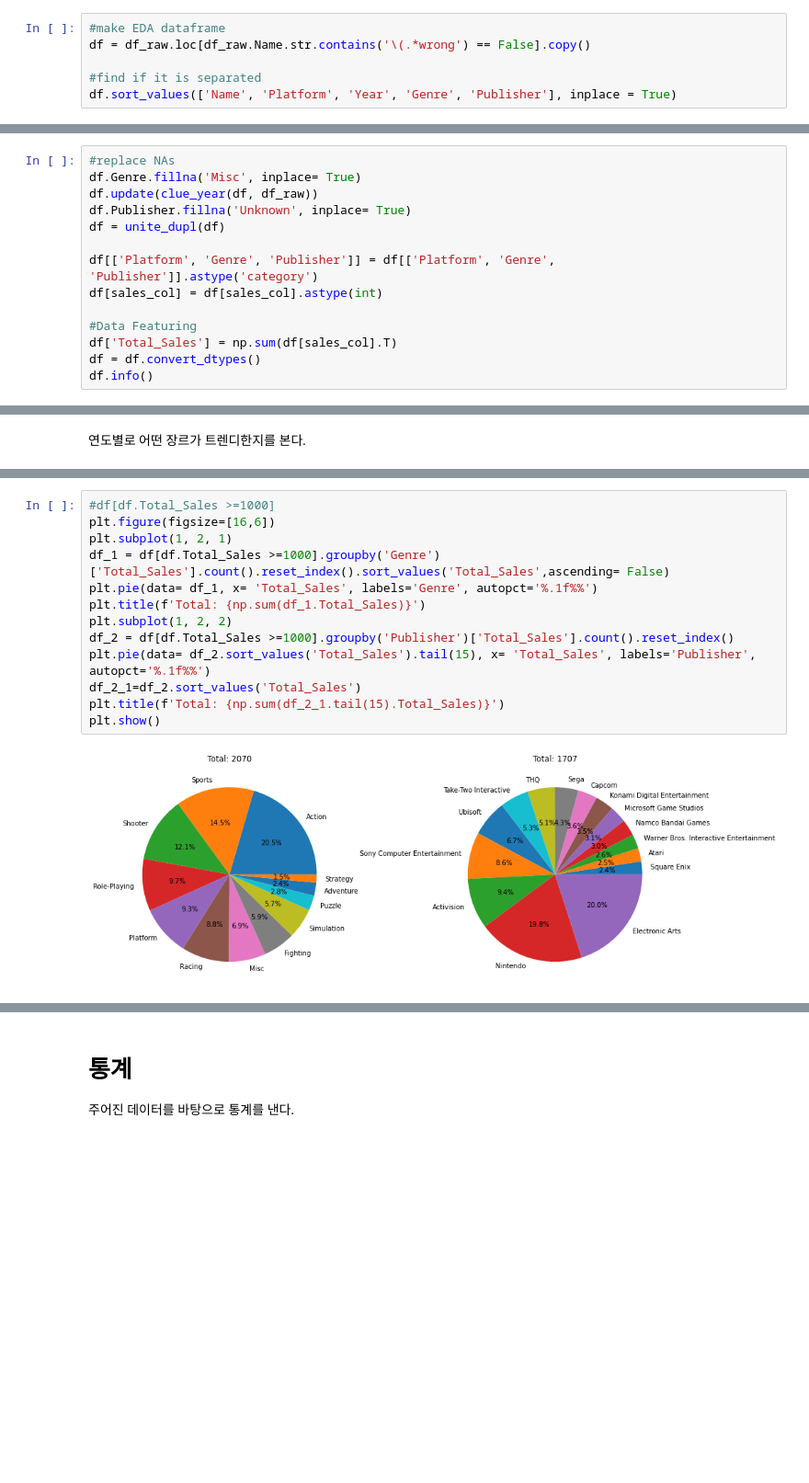
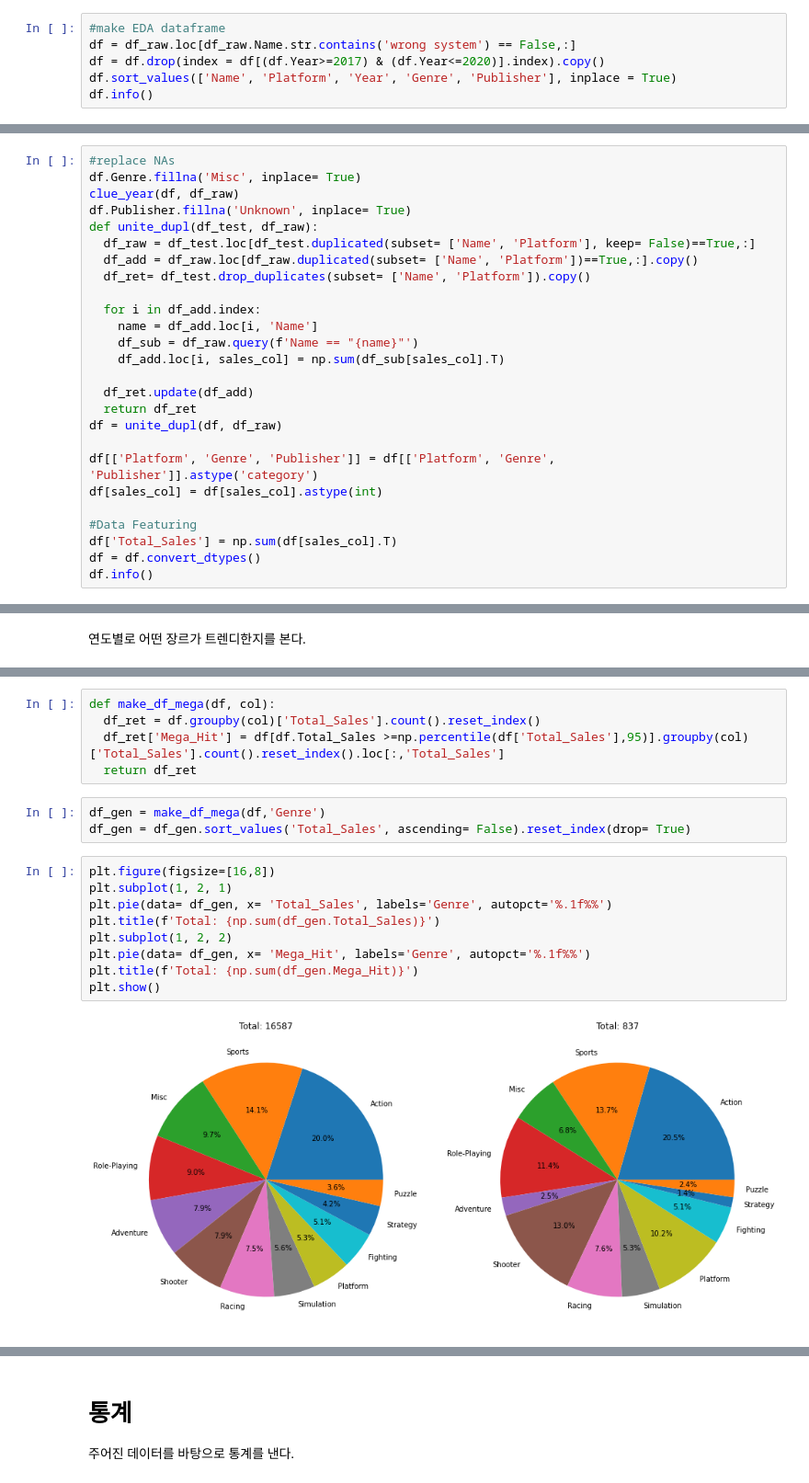
Before and after one commit to e080hsm/Section1_Project, a Jupyter notebook: ai14_n1xx_우성호.ipynb, the cells around one changed output, grey strips where cells are left out. Shown at 92% size. Drawn from its saved outputs; the diff is of its cells as text; blank space fills up the shorter version.

```diff
--- a/ai14_n1xx_우성호.ipynb
+++ b/ai14_n1xx_우성호.ipynb
@@ -181,6 +188,6 @@ def clue_year(df_test:pd.DataFrame, df_raw:pd.DataFrame):
 # %%
 #make EDA dataframe
-df = df_raw.loc[df_raw.Name.str.contains('\(.*wrong') == False].copy()
-
-#find if it is separated
+df = df_raw.loc[df_raw.Name.str.contains('wrong system') == False,:]
+df = df.drop(index = df[(df.Year>=2017) & (df.Year<=2020)].index).copy()
 df.sort_values(['Name', 'Platform', 'Year', 'Genre', 'Publisher'], inplace = True)
+df.info()
@@ -252,9 +276,21 @@ memory usage: 1.8+ MB
 # %%
 #replace NAs
 df.Genre.fillna('Misc', inplace= True)
-df.update(clue_year(df, df_raw))
+clue_year(df, df_raw)
 df.Publisher.fillna('Unknown', inplace= True)
-df = unite_dupl(df)
+def unite_dupl(df_test, df_raw):
+  df_raw = df_test.loc[df_test.duplicated(subset= ['Name', 'Platform'], keep= False)==True,:]
+  df_add = df_raw.loc[df_raw.duplicated(subset= ['Name', 'Platform'])==True,:].copy()
+  df_ret= df_test.drop_duplicates(subset= ['Name', 'Platform']).copy()
+
+  for i in df_add.index:
+    name = df_add.loc[i, 'Name']
+    df_sub = df_raw.query(f'Name == "{name}"')
+    df_add.loc[i, sales_col] = np.sum(df_sub[sales_col].T)
+
+  df_ret.update(df_add)
+  return df_ret
+df = unite_dupl(df, df_raw)
 
 df[['Platform', 'Genre', 'Publisher']] = df[['Platform', 'Genre', 'Publisher']].astype('category')
 df[sales_col] = df[sales_col].astype(int)
@@ -330,15 +372,19 @@ plt.show()
+# %%
+def make_df_mega(df, col):
+  df_ret = df.groupby(col)['Total_Sales'].count().reset_index()
+  df_ret['Mega_Hit'] = df[df.Total_Sales >=np.percentile(df['Total_Sales'],95)].groupby(col)['Total_Sales'].count().reset_index().loc[:,'Total_Sales']
+  return df_ret
+# %%
+df_gen = make_df_mega(df,'Genre')
+df_gen = df_gen.sort_values('Total_Sales', ascending= False).reset_index(drop= True)
 # %%
-#df[df.Total_Sales >=1000]
-plt.figure(figsize=[16,6])
+plt.figure(figsize=[16,8])
 plt.subplot(1, 2, 1)
-df_1 = df[df.Total_Sales >=1000].groupby('Genre')['Total_Sales'].count().reset_index().sort_values('Total_Sales',ascending= False)
-plt.pie(data= df_1, x= 'Total_Sales', labels='Genre', autopct='%.1f%%')
-plt.title(f'Total: {np.sum(df_1.Total_Sales)}')
+plt.pie(data= df_gen, x= 'Total_Sales', labels='Genre', autopct='%.1f%%')
+plt.title(f'Total: {np.sum(df_gen.Total_Sales)}')
 plt.subplot(1, 2, 2)
-df_2 = df[df.Total_Sales >=1000].groupby('Publisher')['Total_Sales'].count().reset_index()
-plt.pie(data= df_2.sort_values('Total_Sales').tail(15), x= 'Total_Sales', labels='Publisher', autopct='%.1f%%')
-df_2_1=df_2.sort_values('Total_Sales')
-plt.title(f'Total: {np.sum(df_2_1.tail(15).Total_Sales)}')
+plt.pie(data= df_gen, x= 'Mega_Hit', labels='Genre', autopct='%.1f%%')
+plt.title(f'Total: {np.sum(df_gen.Mega_Hit)}')
 plt.show()
 # %% [output]
-[figure, old version]
+[figure, new version]
```
Also changed, not shown: parts of 21 cells of this notebook.
